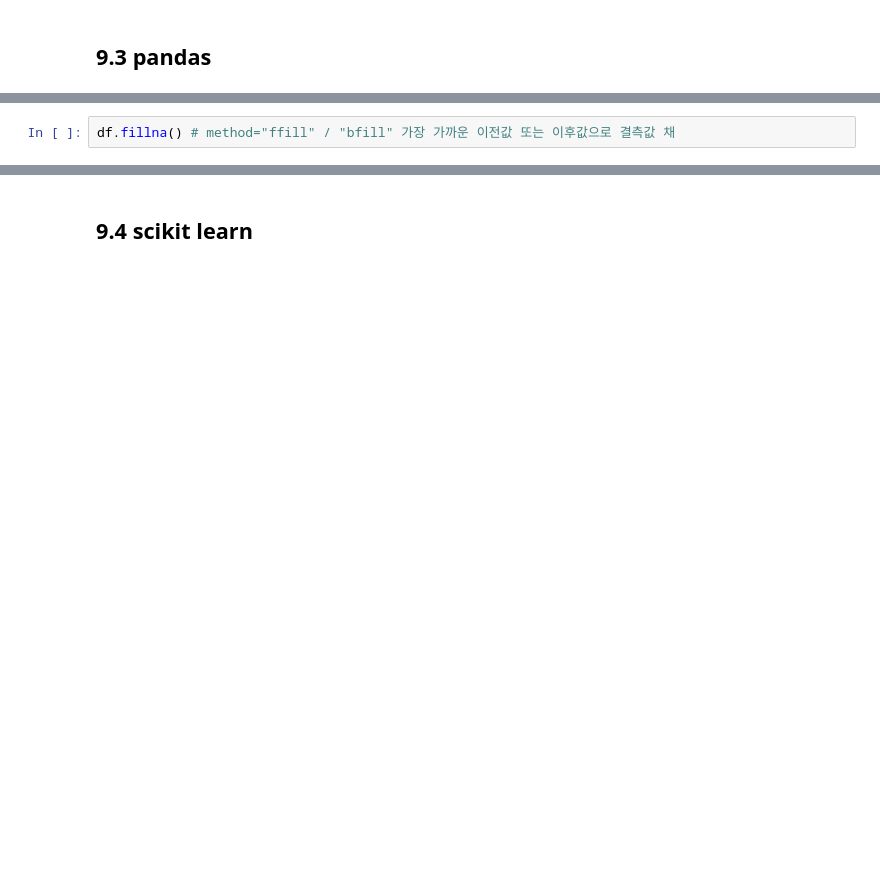
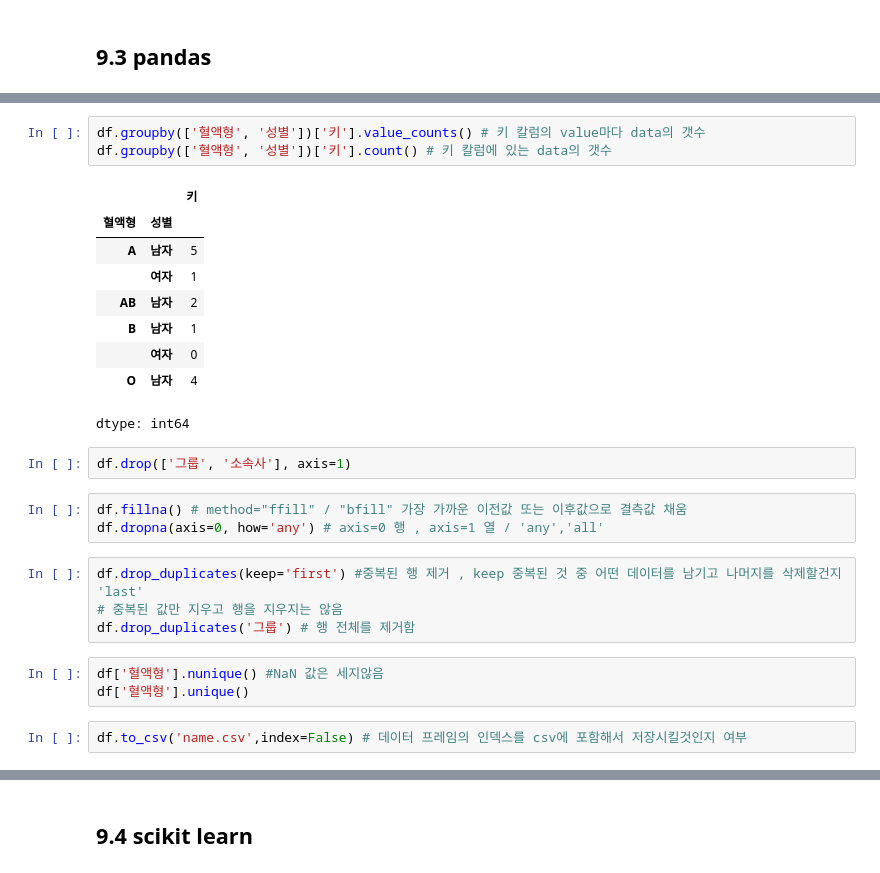
Before and after one commit to moonlight94-t/leolou, a Jupyter notebook: python notev1.1.ipynb, the cells around one changed output, grey strips where cells are left out. Saved outputs shown, nothing was run; the diff lists cells and outputs as text; blank space fills up the shorter version.

```diff
--- a/python notev1.1.ipynb
+++ b/python notev1.1.ipynb
@@ -1029,2 +1181,27 @@ df.isnull().sum().sum()
+# %%
+df.groupby(['혈액형', '성별'])['키'].value_counts() # 키 칼럼의 value마다 data의 갯수
+df.groupby(['혈액형', '성별'])['키'].count() # 키 칼럼에 있는 data의 갯수
+# %% [output]
+|  |  | 키 |
+| 혈액형 | 성별 |  |
+| A | 남자 | 5 |
+|  | 여자 | 1 |
+| AB | 남자 | 2 |
+| B | 남자 | 1 |
+|  | 여자 | 0 |
+| O | 남자 | 4 |
+dtype: int64
+# %%
+df.drop(['그룹', '소속사'], axis=1)
 # %%
-df.fillna() # method="ffill" / "bfill" 가장 가까운 이전값 또는 이후값으로 결측값 채
+df.fillna() # method="ffill" / "bfill" 가장 가까운 이전값 또는 이후값으로 결측값 채움
+df.dropna(axis=0, how='any') # axis=0 행 , axis=1 열 / 'any','all'
+# %%
+df.drop_duplicates(keep='first') #중복된 행 제거 , keep 중복된 것 중 어떤 데이터를 남기고 나머지를 삭제할건지 'last'
+# 중복된 값만 지우고 행을 지우지는 않음
+df.drop_duplicates('그룹') # 행 전체를 제거함
+# %%
+df['혈액형'].nunique() #NaN 값은 세지않음
+df['혈액형'].unique()
+# %%
+df.to_csv('name.csv',index=False) # 데이터 프레임의 인덱스를 csv에 포함해서 저장시킬것인지 여부
```
Also changed, not shown: parts of 55 cells of this notebook.
